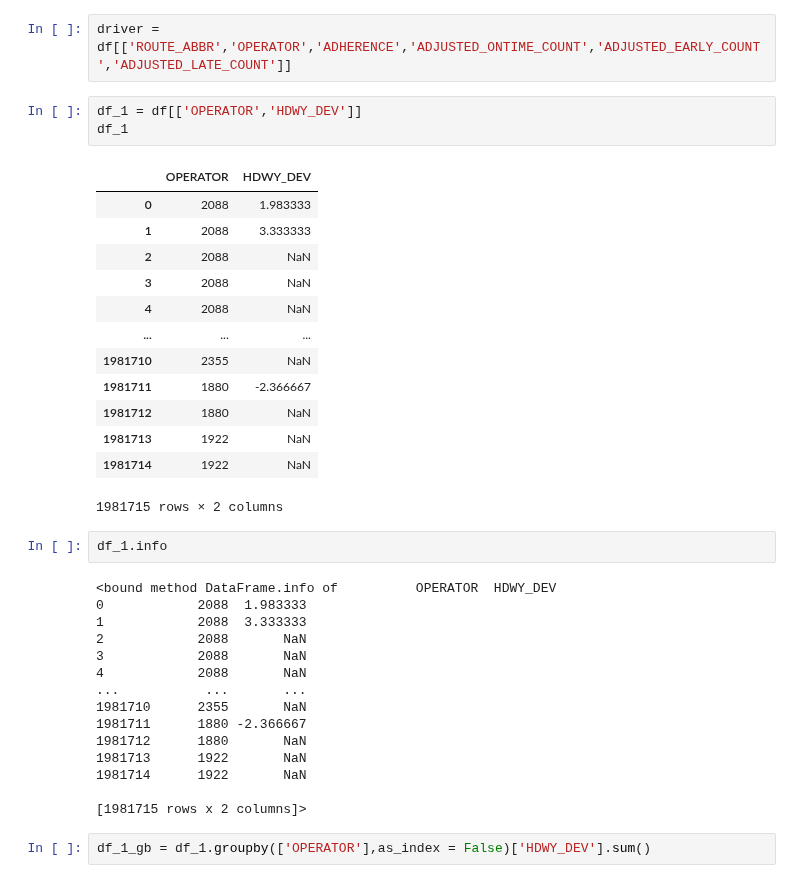
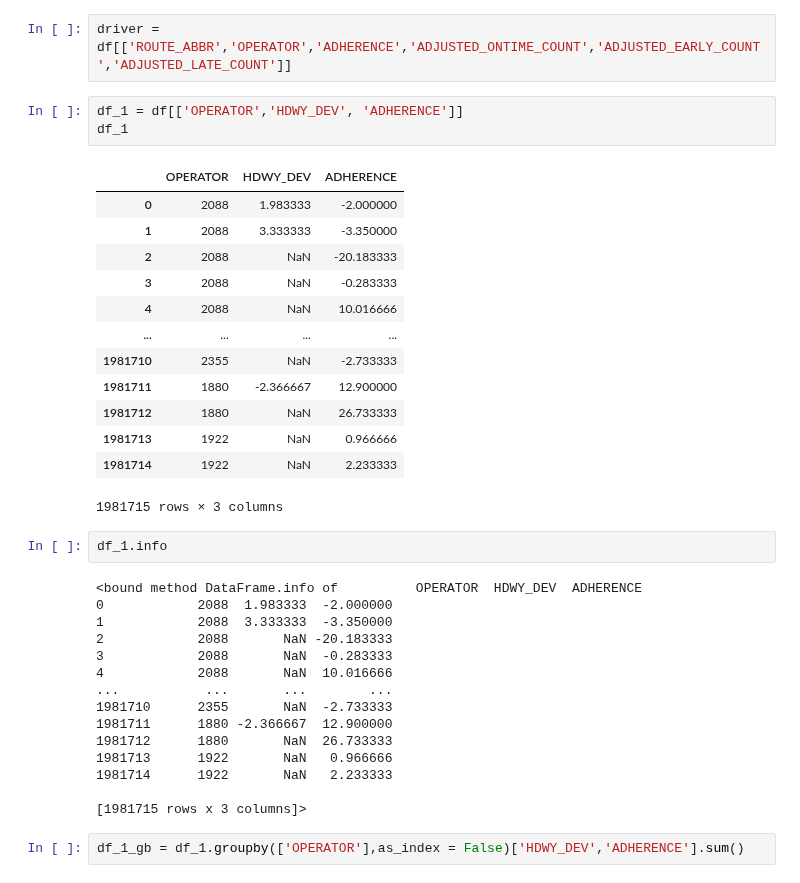
Before and after one commit to NSS-Data-Analytics-Cohort-7/wego-shut_up_and_take_my_query, a Jupyter notebook: notebook/Question_5.ipynb, the cells around one changed output. Saved outputs shown, nothing was run; the diff lists cells and outputs as text.

```diff
--- a/notebook/Question_5.ipynb
+++ b/notebook/Question_5.ipynb
@@ -67,41 +93,41 @@ eda
 # %%
 driver = df[['ROUTE_ABBR','OPERATOR','ADHERENCE','ADJUSTED_ONTIME_COUNT','ADJUSTED_EARLY_COUNT','ADJUSTED_LATE_COUNT']]
 # %%
-df_1 = df[['OPERATOR','HDWY_DEV']]
+df_1 = df[['OPERATOR','HDWY_DEV', 'ADHERENCE']]
 df_1
 # %% [output]
-|  | OPERATOR | HDWY_DEV |
-| 0 | 2088 | 1.983333 |
-| 1 | 2088 | 3.333333 |
-| 2 | 2088 | NaN |
-| 3 | 2088 | NaN |
-| 4 | 2088 | NaN |
-| ... | ... | ... |
-| 1981710 | 2355 | NaN |
-| 1981711 | 1880 | -2.366667 |
-| 1981712 | 1880 | NaN |
-| 1981713 | 1922 | NaN |
-| 1981714 | 1922 | NaN |
+|  | OPERATOR | HDWY_DEV | ADHERENCE |
+| 0 | 2088 | 1.983333 | -2.000000 |
+| 1 | 2088 | 3.333333 | -3.350000 |
+| 2 | 2088 | NaN | -20.183333 |
+| 3 | 2088 | NaN | -0.283333 |
+| 4 | 2088 | NaN | 10.016666 |
+| ... | ... | ... | ... |
+| 1981710 | 2355 | NaN | -2.733333 |
+| 1981711 | 1880 | -2.366667 | 12.900000 |
+| 1981712 | 1880 | NaN | 26.733333 |
+| 1981713 | 1922 | NaN | 0.966666 |
+| 1981714 | 1922 | NaN | 2.233333 |
-1981715 rows × 2 columns
+1981715 rows × 3 columns
 # %%
 df_1.info
 # %% [output]
-<bound method DataFrame.info of          OPERATOR  HDWY_DEV
-0            2088  1.983333
-1            2088  3.333333
-2            2088       NaN
-3            2088       NaN
-4            2088       NaN
-...           ...       ...
-1981710      2355       NaN
-1981711      1880 -2.366667
-1981712      1880       NaN
-1981713      1922       NaN
-1981714      1922       NaN
+<bound method DataFrame.info of          OPERATOR  HDWY_DEV  ADHERENCE
+0            2088  1.983333  -2.000000
+1            2088  3.333333  -3.350000
+2            2088       NaN -20.183333
+3            2088       NaN  -0.283333
+4            2088       NaN  10.016666
+...           ...       ...        ...
+1981710      2355       NaN  -2.733333
+1981711      1880 -2.366667  12.900000
+1981712      1880       NaN  26.733333
+1981713      1922       NaN   0.966666
+1981714      1922       NaN   2.233333
 
-[1981715 rows x 2 columns]>
+[1981715 rows x 3 columns]>
 # %%
-df_1_gb = df_1.groupby(['OPERATOR'],as_index = False)['HDWY_DEV'].sum()
+df_1_gb = df_1.groupby(['OPERATOR'],as_index = False)['HDWY_DEV','ADHERENCE'].sum()
 # %%
 df_1_gb
 # %% [output]
```
Also changed, not shown: parts of 24 cells of this notebook.
